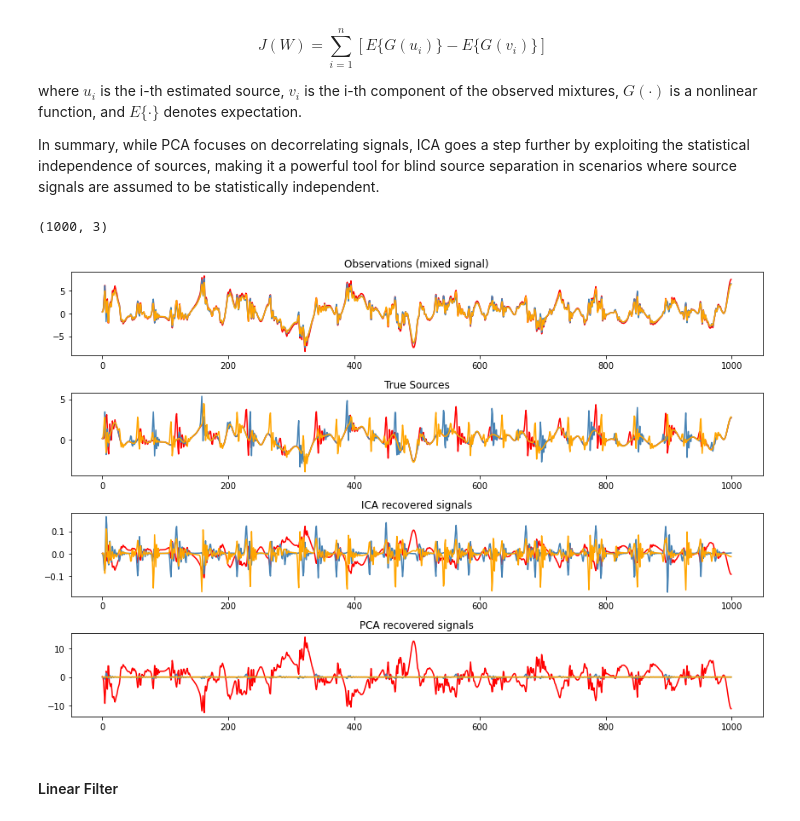
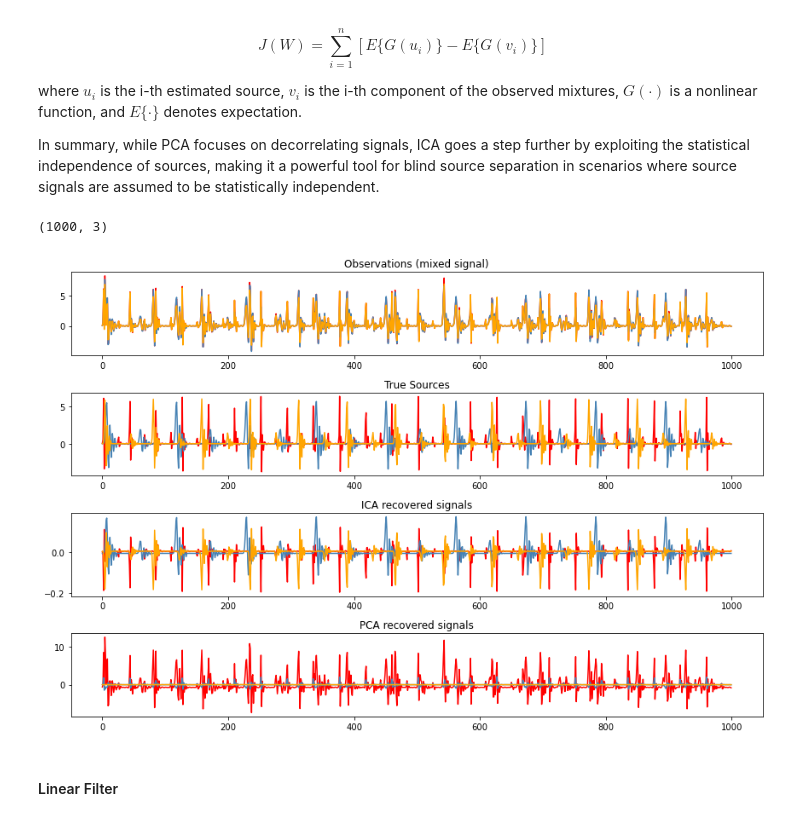
Before and after one commit to A-Big-Tortoise/NRSR_Tutorial, a Jupyter notebook: dsp.ipynb, the cells around one changed output. Drawn from its saved outputs; the diff is of its cells as text; code cells hidden in the pictures.

```diff
--- a/dsp.ipynb
+++ b/dsp.ipynb
@@ -205,43 +244,43 @@ where $ u_i $ is the i-th estimated source, $ v_i $ is the i-th component of the
 
 In summary, while PCA focuses on decorrelating signals, ICA goes a step further by exploiting the statistical independence of sources, making it a powerful tool for blind source separation in scenarios where source signals are assumed to be statistically independent.
 # %%
-from dsp import bss_ica, bss_pca
+from dsp import bss_ica, bss_pca, load_demo
 
 # We simulate three people lying in bed, and there are three sensors detecting their SCG signals.
 # For each sensor, it receives a combination of three SCG signals, each with a certain time delay
 # and attenuation.
-s1 = signals[3]
-s2 = signals[4]
-s3 = signals[5]
+s1, _, _, _ = load_demo(noise_level=0, signal_idx=1)
+s2, _, _, _ = load_demo(noise_level=0, signal_idx=3)
+s3, _, _, _ = load_demo(noise_level=0, signal_idx=4)
 
-time = np.linspace(0, duration, duration * fs)
+
 S = np.c_[s1, s2, s3]
 print(S.shape)
 
 S /= S.std(axis=0)  # Standardize data
 
 # Mix data
 A = np.array([[0.9, 0.8, 1], [0.5, 0.85, 1.0], [0.9, 0.6, 0.8]])  # Mixing matrix
 X = np.dot(S, A.T)  # Generate observations
 
 S_, A_ = bss_ica(X, 3)
 H = bss_pca(X, 3)
 
 models = [X, S, S_, H]
 names = ['Observations (mixed signal)', 'True Sources', 'ICA recovered signals', 'PCA recovered signals']
 colors = ['red', 'steelblue', 'orange']
 
 plt.figure(figsize=(12, 8))
 for ii, (model, name) in enumerate(zip(models, names), 1):
     plt.subplot(4, 1, ii)
     plt.title(name)
     for sig, color in zip(model.T, colors):
         plt.plot(sig, color=color)
 
 plt.tight_layout();plt.show()
 # %% [output]
 (1000, 3)
-[figure, old version]
+[figure, new version]
 # %% [markdown]
 #### Linear Filter
 # %% [markdown]
```
Also changed, not shown: parts of 40 cells of this notebook, 2 other files.
